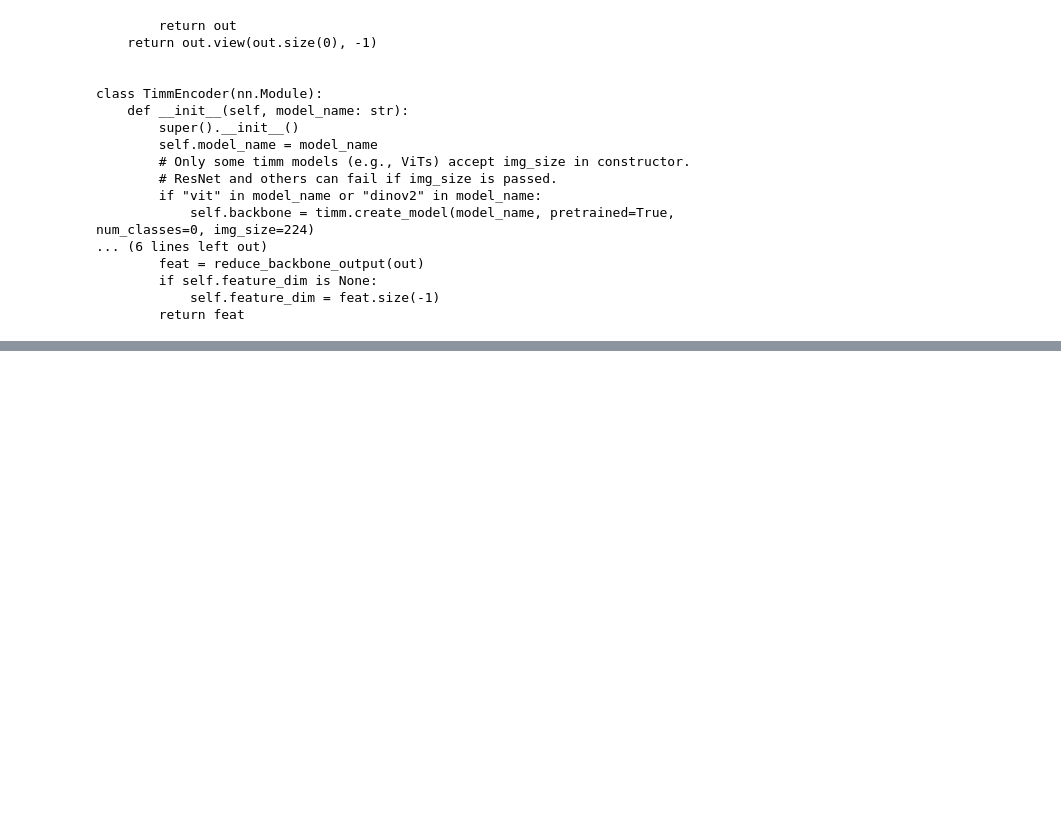
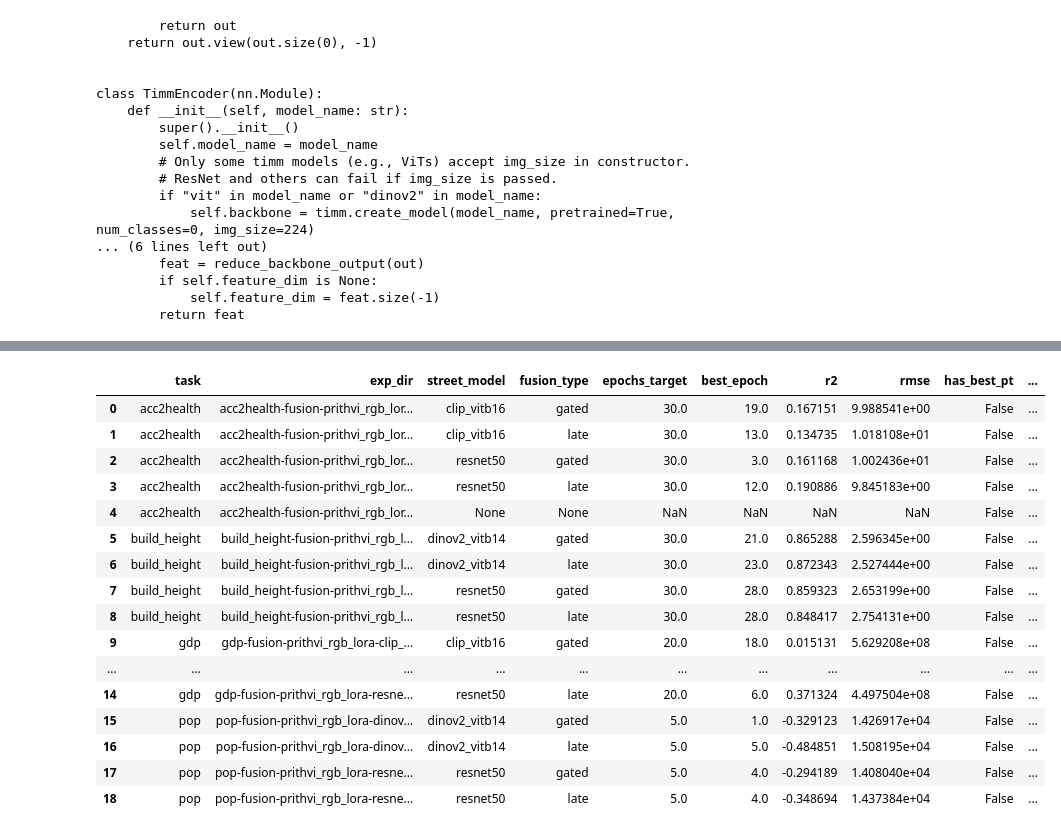
Before and after one commit to wojackbro/GEOBENCH, a Jupyter notebook: colab_citylens_baseline_compare.ipynb, the cells around one changed output, grey strips where cells are left out. Saved outputs shown, nothing was run; the diff lists cells and outputs as text; code cells hidden in the pictures; blank space fills up the shorter version.

Commit message:
Sync: learned pipeline updates, docs PDF, ensemble_blend; remove draft md/PDF sources
Made-with: Cursor

```diff
--- a/colab_citylens_baseline_compare.ipynb
+++ b/colab_citylens_baseline_compare.ipynb
@@ -315,0 +515,83 @@ $ python -m evaluate.global_learned.train --task_name acc2health --branch satell
+# %%
+from pathlib import Path
+import json
+import pandas as pd
+
+DATA_ROOT = Path('/content/drive/MyDrive/GeoBench/CityLens-Data/CityLens-data')
+RESULTS_ROOT = DATA_ROOT / 'Results' / 'global_learned'
+TASKS = ['gdp', 'acc2health', 'build_height', 'pop']
+
+def read_json(p):
+    try:
+        return json.loads(p.read_text())
+    except Exception:
+        return None
+
+rows = []
+for task in TASKS:
+    task_dir = RESULTS_ROOT / task
+    if not task_dir.exists():
+        continue
+
+    for exp_dir in task_dir.iterdir():
+        if not exp_dir.is_dir():
+            continue
+        name = exp_dir.name
+        if f"-{task}-" not in f"-{name}-":
+            pass
+        # focus on fusion runs
+        if "-fusion-" not in name:
+            continue
+
+        cfg = read_json(exp_dir / "config.json") or {}
+        metrics = read_json(exp_dir / "metrics.json")
+        history_path = exp_dir / "history.csv"
+        best_ckpt = exp_dir / "checkpoints" / "best.pt"
+        last_ckpt = exp_dir / "checkpoints" / "last.pt"
+
+        status = "not_started"
+        if metrics and best_ckpt.exists():
+            status = "finished_or_best_saved"
+        elif last_ckpt.exists():
+            status = "in_progress_or_interrupted"
+
+        rows.append({
+            "task": task,
+            "exp_dir": name,
+            "street_model": cfg.get("street_model"),
+            "fusion_type": cfg.get("fusion_type"),
+            "epochs_target": cfg.get("epochs"),
+            "best_epoch": (metrics or {}).get("best_epoch"),
+            "r2": (metrics or {}).get("r2"),
+            "rmse": (metrics or {}).get("rmse"),
+            "has_best_pt": best_ckpt.exists(),
+            "has_last_pt": last_ckpt.exists(),
+            "has_history": history_path.exists(),
+            "status": status,
+        })
+
+df = pd.DataFrame(rows)
+if df.empty:
+    print("No fusion runs found yet.")
+else:
+    display(df.sort_values(["task","street_model","fusion_type"]).reset_index(drop=True))
+    print("\nSummary by status:")
+    display(df.groupby("status").size().rename("count").reset_index())
+# %% [output]
+|  | task | exp_dir | street_model | fusion_type | epochs_target | best_epoch | r2 | rmse | has_best_pt | ... |
+| 0 | acc2health | acc2health-fusion-prithvi_rgb_lor... | clip_vitb16 | gated | 30.0 | 19.0 | 0.167151 | 9.988541e+00 | False | ... |
+| 1 | acc2health | acc2health-fusion-prithvi_rgb_lor... | clip_vitb16 | late | 30.0 | 13.0 | 0.134735 | 1.018108e+01 | False | ... |
+| 2 | acc2health | acc2health-fusion-prithvi_rgb_lor... | resnet50 | gated | 30.0 | 3.0 | 0.161168 | 1.002436e+01 | False | ... |
+| 3 | acc2health | acc2health-fusion-prithvi_rgb_lor... | resnet50 | late | 30.0 | 12.0 | 0.190886 | 9.845183e+00 | False | ... |
+| 4 | acc2health | acc2health-fusion-prithvi_rgb_lor... | None | None | NaN | NaN | NaN | NaN | False | ... |
+| 5 | build_height | build_height-fusion-prithvi_rgb_l... | dinov2_vitb14 | gated | 30.0 | 21.0 | 0.865288 | 2.596345e+00 | False | ... |
+| 6 | build_height | build_height-fusion-prithvi_rgb_l... | dinov2_vitb14 | late | 30.0 | 23.0 | 0.872343 | 2.527444e+00 | False | ... |
+| 7 | build_height | build_height-fusion-prithvi_rgb_l... | resnet50 | gated | 30.0 | 28.0 | 0.859323 | 2.653199e+00 | False | ... |
+| 8 | build_height | build_height-fusion-prithvi_rgb_l... | resnet50 | late | 30.0 | 28.0 | 0.848417 | 2.754131e+00 | False | ... |
+| 9 | gdp | gdp-fusion-prithvi_rgb_lora-clip_... | clip_vitb16 | gated | 20.0 | 18.0 | 0.015131 | 5.629208e+08 | False | ... |
+| ... | ... | ... | ... | ... | ... | ... | ... | ... | ... | ... |
+| 14 | gdp | gdp-fusion-prithvi_rgb_lora-resne... | resnet50 | late | 20.0 | 6.0 | 0.371324 | 4.497504e+08 | False | ... |
+| 15 | pop | pop-fusion-prithvi_rgb_lora-dinov... | dinov2_vitb14 | gated | 5.0 | 1.0 | -0.329123 | 1.426917e+04 | False | ... |
+| 16 | pop | pop-fusion-prithvi_rgb_lora-dinov... | dinov2_vitb14 | late | 5.0 | 5.0 | -0.484851 | 1.508195e+04 | False | ... |
+| 17 | pop | pop-fusion-prithvi_rgb_lora-resne... | resnet50 | gated | 5.0 | 4.0 | -0.294189 | 1.408040e+04 | False | ... |
+| 18 | pop | pop-fusion-prithvi_rgb_lora-resne... | resnet50 | late | 5.0 | 4.0 | -0.348694 | 1.437384e+04 | False | ... |
```
Also changed, not shown: parts of 28 cells of this notebook, 13 other files.
